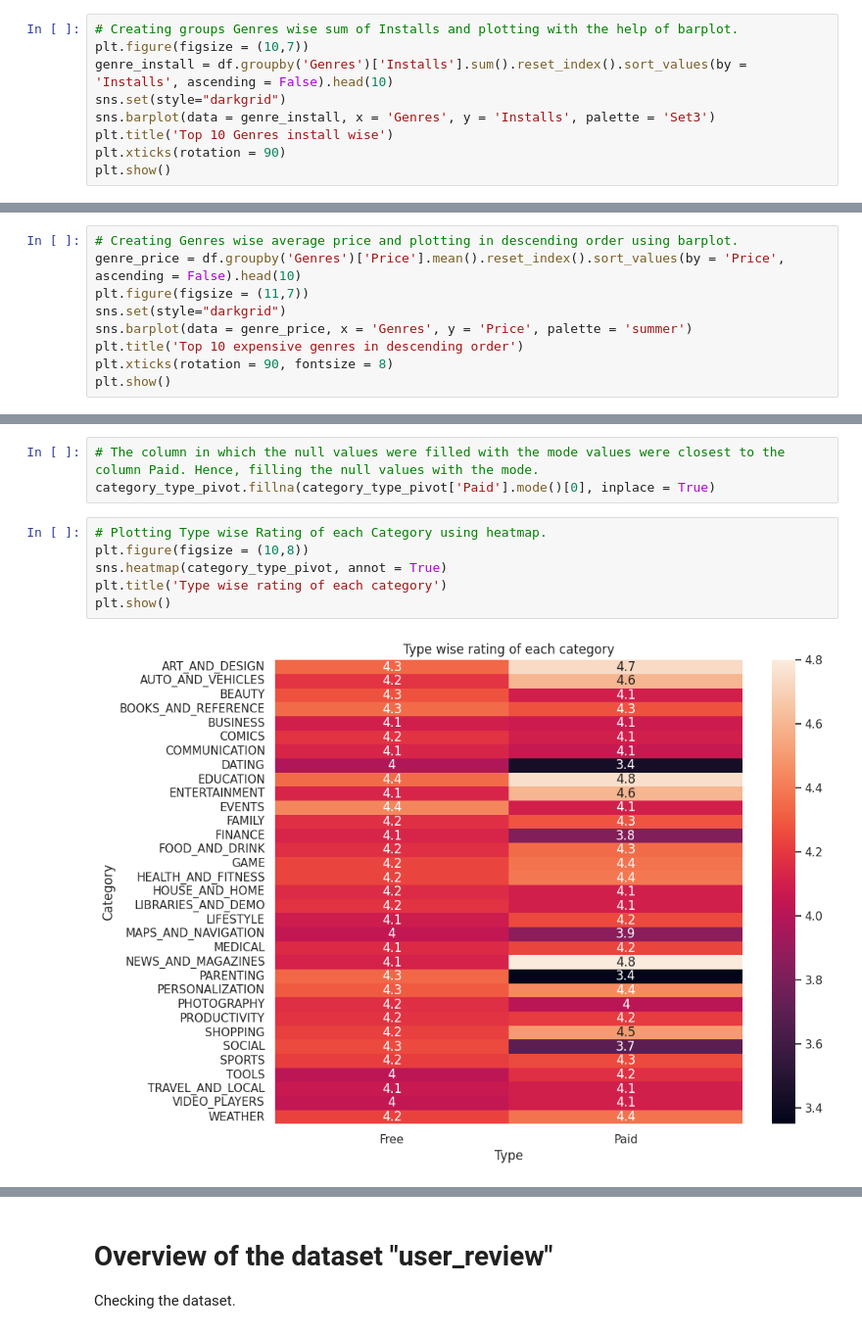
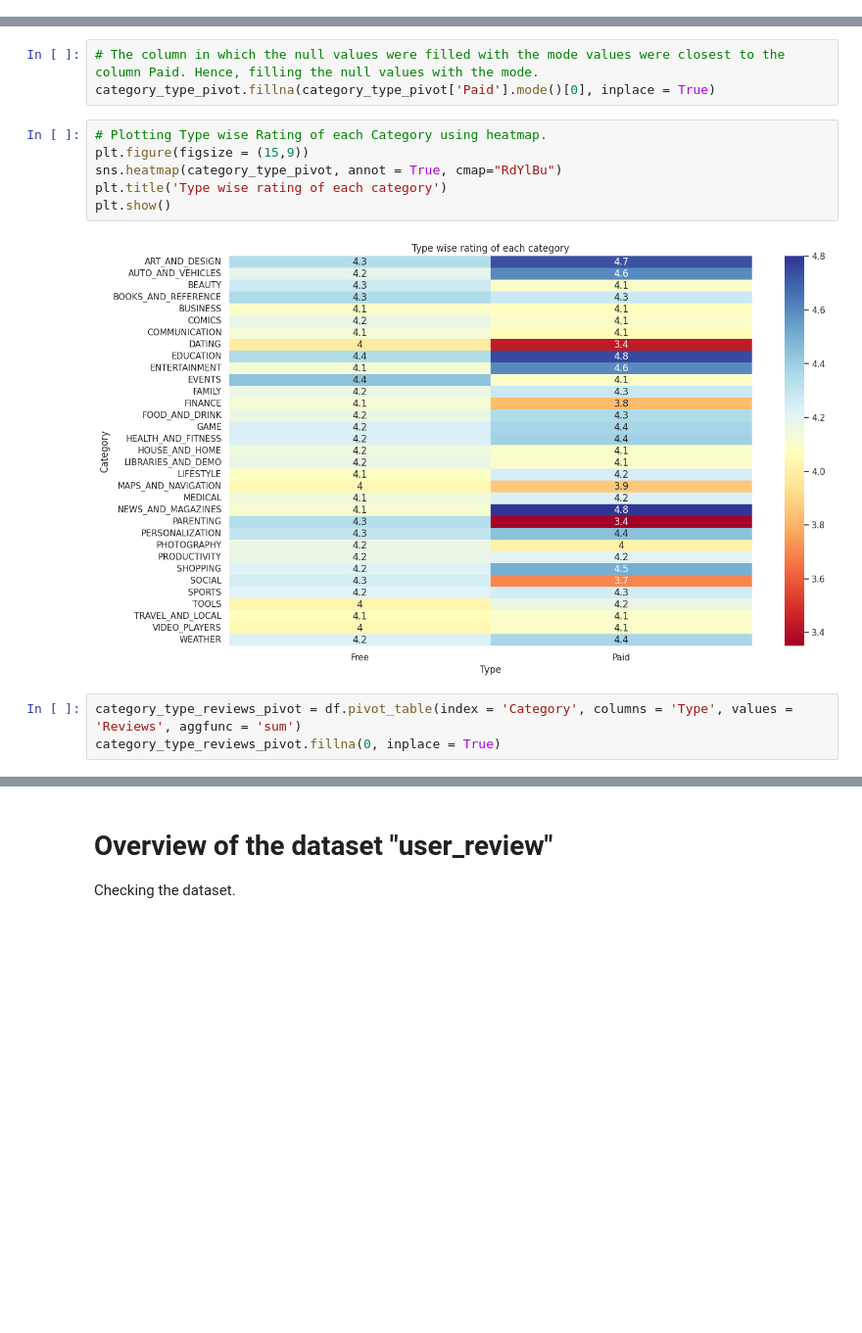
Before and after one commit to GourabR/Playstore_app_review_analysis, a Jupyter notebook: EDA_playstore_app_analysis.ipynb, the cells around one changed output, grey strips where cells are left out. Shown at 98% size. Saved outputs shown, nothing was run; the diff lists cells and outputs as text; blank space fills up the shorter version.

```diff
--- a/EDA_playstore_app_analysis.ipynb
+++ b/EDA_playstore_app_analysis.ipynb
@@ -1101,9 +1088,0 @@ plt.show()
-# %%
-# Creating groups Genres wise sum of Installs and plotting with the help of barplot.
-plt.figure(figsize = (10,7))
-genre_install = df.groupby('Genres')['Installs'].sum().reset_index().sort_values(by = 'Installs', ascending = False).head(10)
-sns.set(style="darkgrid")
-sns.barplot(data = genre_install, x = 'Genres', y = 'Installs', palette = 'Set3')
-plt.title('Top 10 Genres install wise')
-plt.xticks(rotation = 90)
-plt.show()
@@ -1162,9 +1126,0 @@ Index(['App', 'Category', 'Rating', 'Reviews', 'Size', 'Installs', 'Type',
-# %%
-# Creating Genres wise average price and plotting in descending order using barplot.
-genre_price = df.groupby('Genres')['Price'].mean().reset_index().sort_values(by = 'Price', ascending = False).head(10)
-plt.figure(figsize = (11,7))
-sns.set(style="darkgrid")
-sns.barplot(data = genre_price, x = 'Genres', y = 'Price', palette = 'summer')
-plt.title('Top 10 expensive genres in descending order')
-plt.xticks(rotation = 90, fontsize = 8)
-plt.show()
@@ -1356,11 +1352,14 @@ category_type_pivot.drop(columns = ['paid_mean','paid_median','paid_mode'], axis
 category_type_pivot.fillna(category_type_pivot['Paid'].mode()[0], inplace = True)
 # %%
 # Plotting Type wise Rating of each Category using heatmap.
-plt.figure(figsize = (10,8))
-sns.heatmap(category_type_pivot, annot = True)
+plt.figure(figsize = (15,9))
+sns.heatmap(category_type_pivot, annot = True, cmap="RdYlBu")
 plt.title('Type wise rating of each category')
 plt.show()
 # %% [output]
-[figure, old version]
+[figure, new version]
+# %%
+category_type_reviews_pivot = df.pivot_table(index = 'Category', columns = 'Type', values = 'Reviews', aggfunc = 'sum')
+category_type_reviews_pivot.fillna(0, inplace = True)
 # %%
 # Plotting Type wise total numbert of Reviews of each Category.
```
Also changed, not shown: parts of 34 cells of this notebook.
